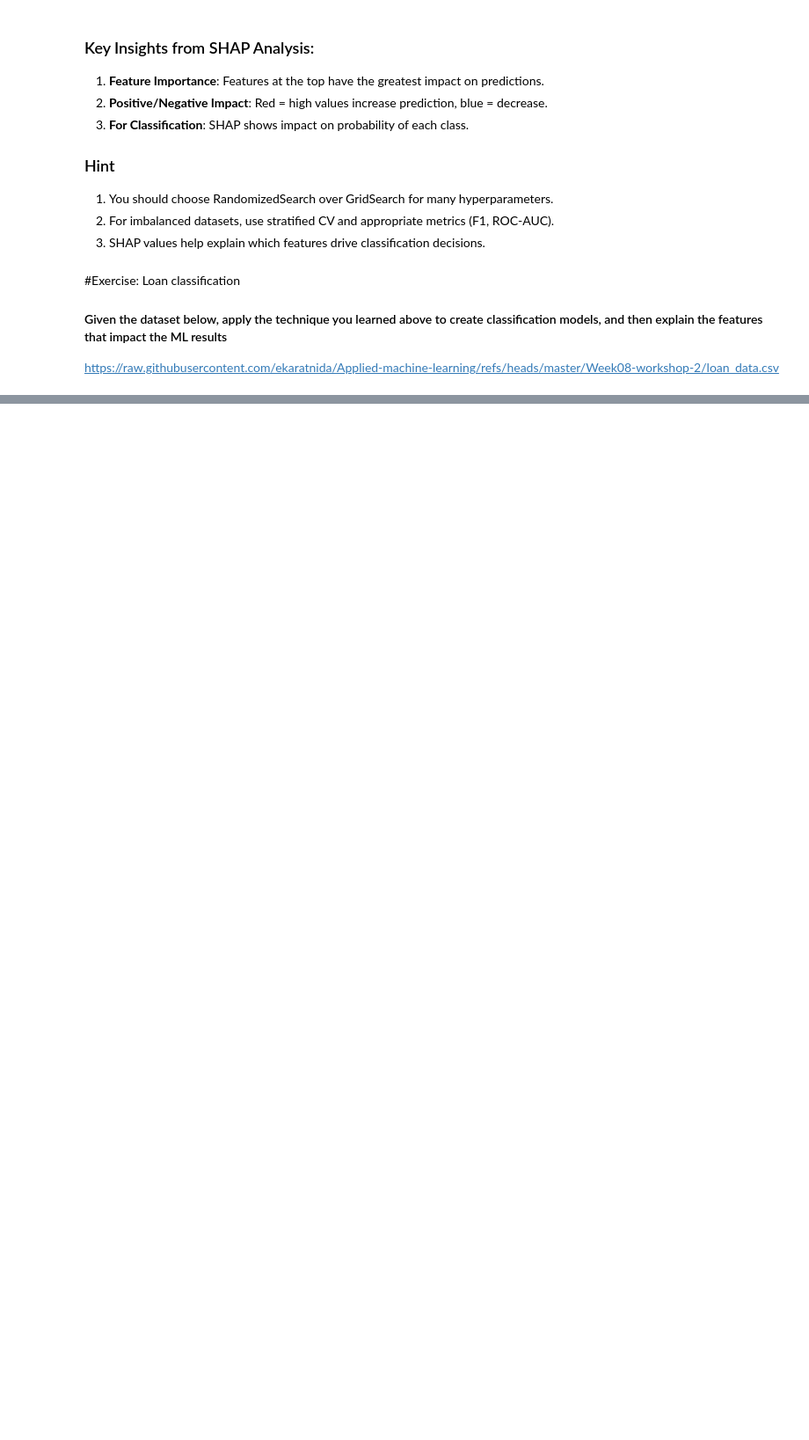
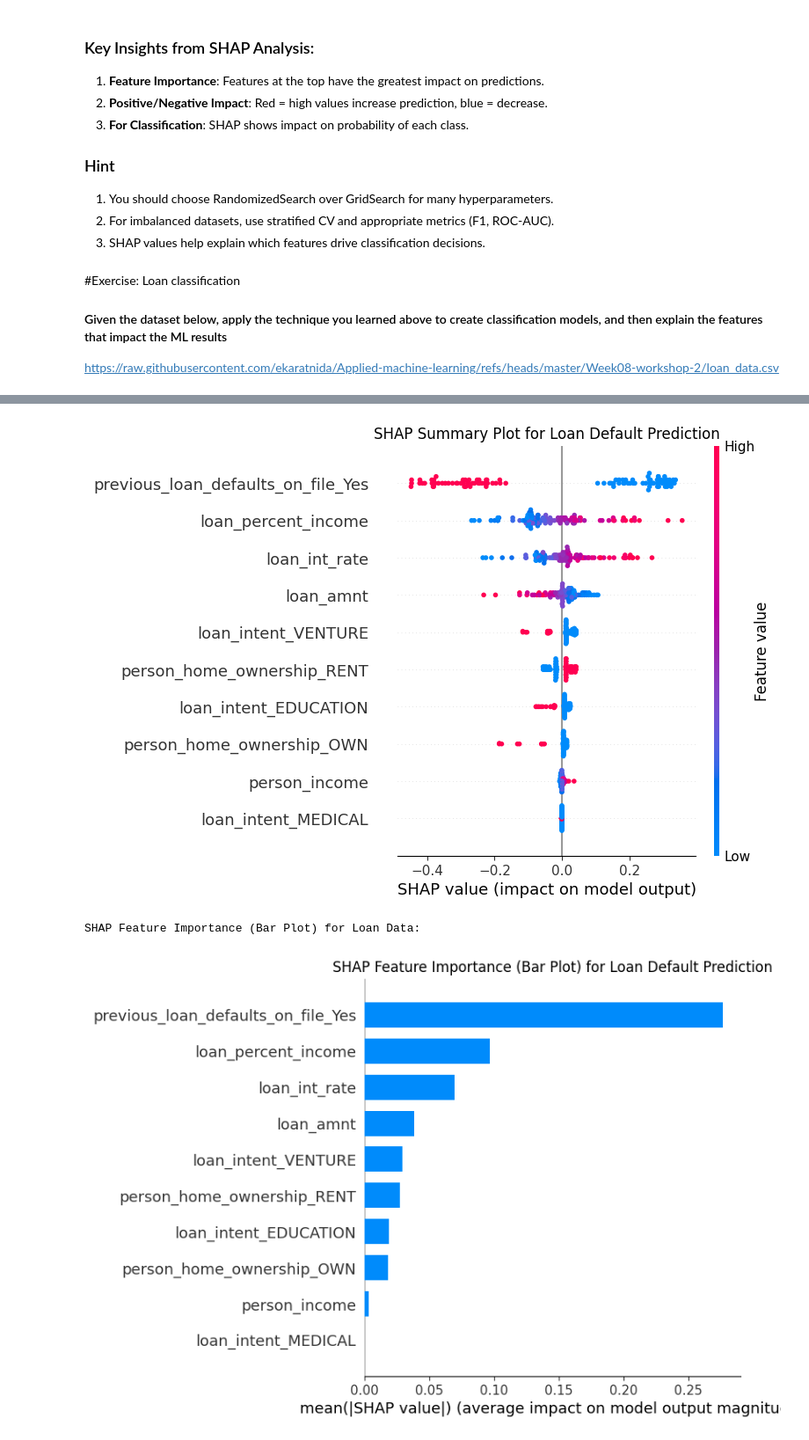
Before and after one commit to gettokeroro/DADS6003-Homeworks, a Jupyter notebook: Week8_ML_Classification.ipynb, the cells around one changed output, grey strips where cells are left out. Shown at 88% size. Drawn from its saved outputs; the diff is of its cells as text; code cells hidden in the pictures; blank space fills up the shorter version.

```diff
--- a/Week8_ML_Classification.ipynb
+++ b/Week8_ML_Classification.ipynb
@@ -624,0 +925,8 @@ https://raw.githubusercontent.com/ekaratnida/Applied-machine-learning/refs/heads
+# %%
+selected_features_for_modeling = best_features_loan_majority.index.to_list()
+
+X_train_loan_selected = X_train_loan[selected_features_for_modeling]
+X_test_loan_selected = X_test_loan[selected_features_for_modeling]
+
+print(f"Shape of X_train_loan_selected: {X_train_loan_selected.shape}")
+print(f"Shape of X_test_loan_selected: {X_test_loan_selected.shape}")
@@ -624,0 +1078,69 @@ https://raw.githubusercontent.com/ekaratnida/Applied-machine-learning/refs/heads
+# %%
+import shap
+import matplotlib.pyplot as plt
+import warnings
+
+# Ensure the best_pipeline_loan is available from the previous step
+if 'best_pipeline_loan' in locals():
+    # The StandardScaler within the pipeline was originally fitted with a DataFrame.
+    # To prevent 'X does not have valid feature names' warnings from SHAP,
+    # refit the pipeline's StandardScaler to expect NumPy arrays.
+    best_pipeline_loan.fit(X_train_loan_selected.values, y_train_loan)
+
+    # For SHAP, we need to use the model's predict_proba
+    # Create a wrapper function that returns probabilities for the positive class
+    def model_predict_proba_loan(X):
+        # X coming from SHAP's KernelExplainer will be a NumPy array,
+        # which is now compatible with the refitted pipeline.
+        return best_pipeline_loan.predict_proba(X)[:, 1]
+
+    # Initialize KernelExplainer with the custom predict_proba function and background data
+    # Ensure background_data for KernelExplainer is a NumPy array for consistency.
+    background_data_loan = shap.utils.sample(X_train_loan_selected, 100, random_state=RANDOM_STATE).values
+
+    explainer_loan = shap.KernelExplainer(model_predict_proba_loan, background_data_loan)
+
+    # Compute SHAP values on a sample of X_test_loan_selected for interpretation
+    # Keep X_sample_loan_for_shap as a DataFrame for clearer plotting with feature names.
+    X_sample_loan_for_shap = shap.utils.sample(X_test_loan_selected, 100, random_state=RANDOM_STATE)
+    # Pass the NumPy values to explainer.shap_values, as the explainer expects this format internally.
+    shap_values_loan = explainer_loan.shap_values(X_sample_loan_for_shap.values)
+
+    # Print shape information for debugging
+    print(f"X_sample_loan shape: {X_sample_loan_for_shap.shape}")
+    print(f"SHAP values loan shape: {np.array(shap_values_loan).shape}")
+    print(f"Number of features used for modeling: {len(selected_features_for_modeling)}")
+
+    # SHAP Summary Plot (Beeswarm)
+    print("\nSHAP Summary Plot for Loan Data:")
+    with warnings.catch_warnings():
+        warnings.simplefilter("ignore", FutureWarning)
+        # Use the DataFrame for plotting to correctly display feature names.
+        shap.summary_plot(shap_values_loan, X_sample_loan_for_shap, feature_names=selected_features_for_modeling, show=False)
+        plt.title('SHAP Summary Plot for Loan Default Prediction')
+        plt.show()
+
+    # SHAP Bar Plot
+    print("\nSHAP Feature Importance (Bar Plot) for Loan Data:")
+    with warnings.catch_warnings():
+        warnings.simplefilter("ignore", FutureWarning)
+        # Use the DataFrame for plotting to correctly display feature names.
+        shap.summary_plot(shap_values_loan, X_sample_loan_for_shap, feature_names=selected_features_for_modeling, plot_type="bar", show=False)
+        plt.title('SHAP Feature Importance (Bar Plot) for Loan Default Prediction')
+        plt.show()
+
+    # SHAP Dependence Plot for Most Important Feature
+    print("\nSHAP Dependence Plot for Most Important Feature (Loan Data):")
+    shap_values_loan_arr = np.array(shap_values_loan)
+    # Find the index of the feature with the largest mean absolute SHAP value
+    most_important_idx_loan = np.argmax(np.abs(shap_values_loan_arr).mean(axis=0))
+    with warnings.catch_warnings():
+        warnings.simplefilter("ignore", FutureWarning)
+        # Use the DataFrame for plotting to correctly display feature names.
+        shap.dependence_plot(most_important_idx_loan, shap_values_loan_arr, X_sample_loan_for_shap,
+                            feature_names=selected_features_for_modeling, show=False)
+        plt.title(f'SHAP Dependence Plot for {selected_features_for_modeling[most_important_idx_loan]}')
+        plt.show()
+else:
+    print("No best pipeline available for SHAP analysis. Ensure Optuna optimization ran successfully.")
+# %% [output]
@@ -624,0 +1152,3 @@ https://raw.githubusercontent.com/ekaratnida/Applied-machine-learning/refs/heads
+[figure, added]
+SHAP Feature Importance (Bar Plot) for Loan Data:
+[figure, added]
```
Also changed, not shown: parts of 34 cells of this notebook.
